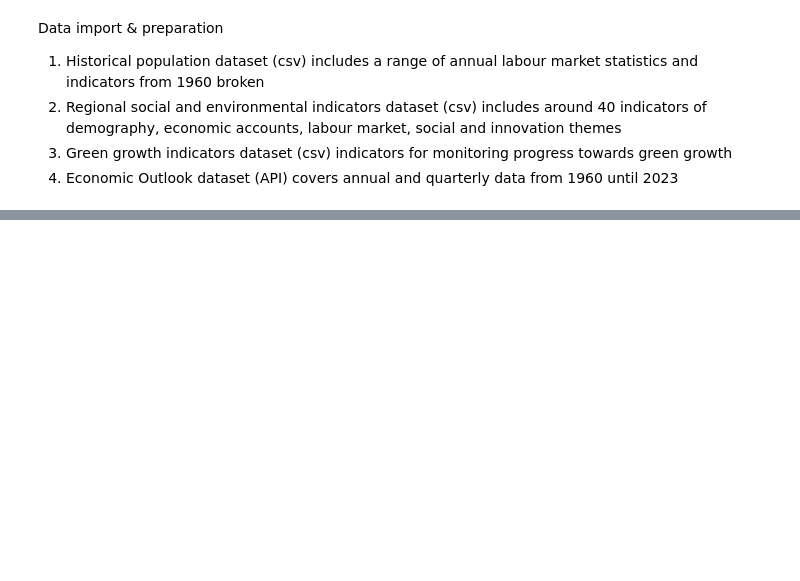
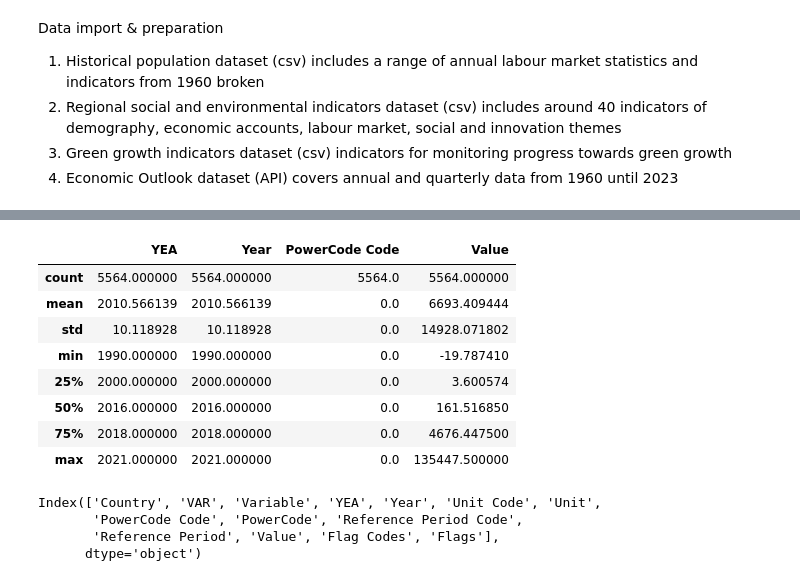
Before and after one commit to BoSuto/Data-analysis-for-business-March-2022-, a Jupyter notebook: Population, Economics & Green Growth.ipynb, the cells around one changed output, grey strips where cells are left out. Cells and saved outputs as stored; diff of their text form; code cells hidden in the pictures; blank space fills up the shorter version.

```diff
--- a/Population, Economics & Green Growth.ipynb
+++ b/Population, Economics & Green Growth.ipynb
@@ -21,3 +21,22 @@ green_growth.head()
 | AUS | Australia | CO2_PBPROD | Production-based CO2 productivity... | 2000 | 2000 | USD_KG | US dollars per kilogram | 0 | Units | ... |
 | AUS | Australia | CO2_PBPROD | Production-based CO2 productivity... | 2010 | 2010 | USD_KG | US dollars per kilogram | 0 | Units | ... |
 | AUS | Australia | CO2_PBPROD | Production-based CO2 productivity... | 2015 | 2015 | USD_KG | US dollars per kilogram | 0 | Units | ... |
+# %%
+green_growth.describe()
+# %% [output]
+|  | YEA | Year | PowerCode Code | Value |
+| count | 5564.000000 | 5564.000000 | 5564.0 | 5564.000000 |
+| mean | 2010.566139 | 2010.566139 | 0.0 | 6693.409444 |
+| std | 10.118928 | 10.118928 | 0.0 | 14928.071802 |
+| min | 1990.000000 | 1990.000000 | 0.0 | -19.787410 |
+| 25% | 2000.000000 | 2000.000000 | 0.0 | 3.600574 |
+| 50% | 2016.000000 | 2016.000000 | 0.0 | 161.516850 |
+| 75% | 2018.000000 | 2018.000000 | 0.0 | 4676.447500 |
+| max | 2021.000000 | 2021.000000 | 0.0 | 135447.500000 |
+# %%
+green_growth.columns
+# %% [output]
+Index(['Country', 'VAR', 'Variable', 'YEA', 'Year', 'Unit Code', 'Unit',
+       'PowerCode Code', 'PowerCode', 'Reference Period Code',
+       'Reference Period', 'Value', 'Flag Codes', 'Flags'],
+      dtype='object')
```
Also changed, not shown: parts of 10 cells of this notebook.
